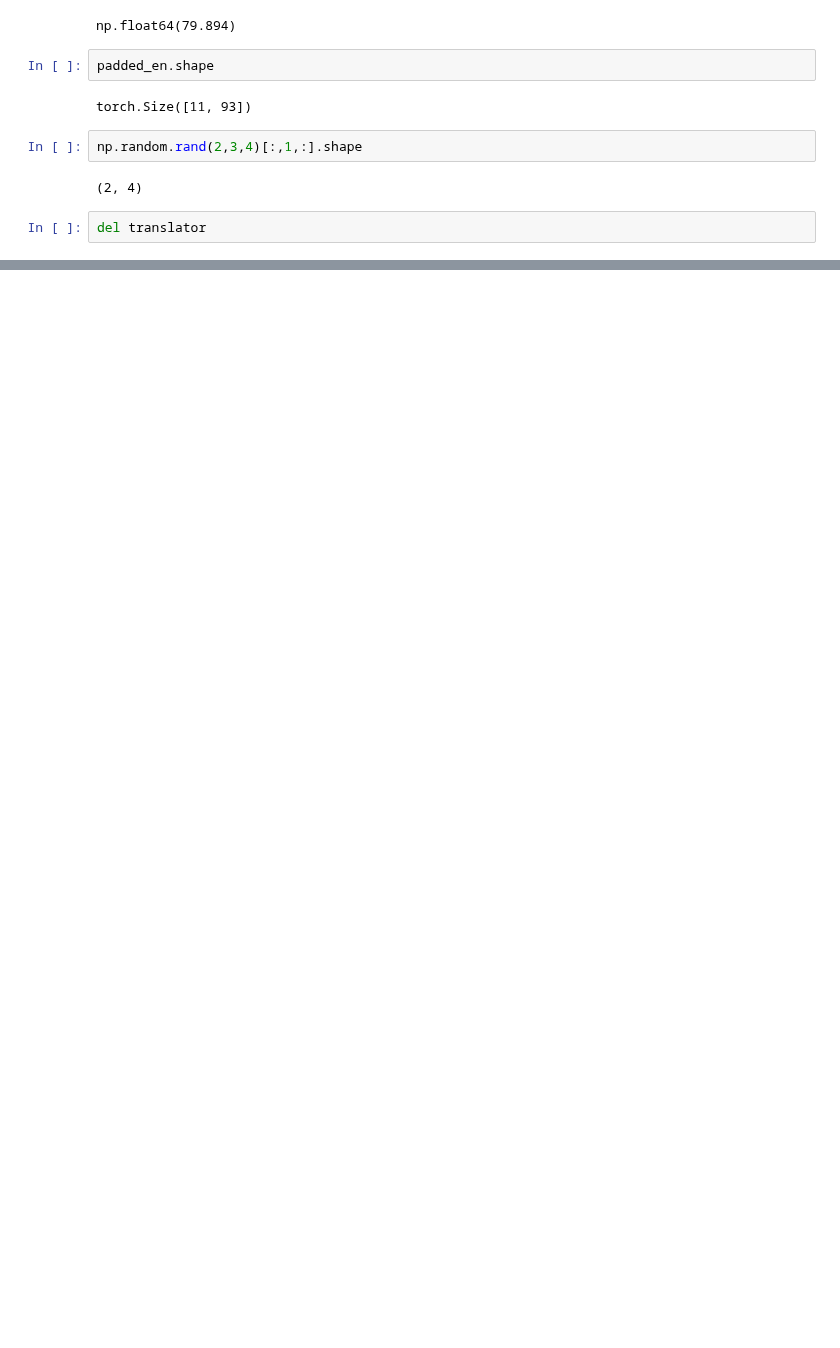
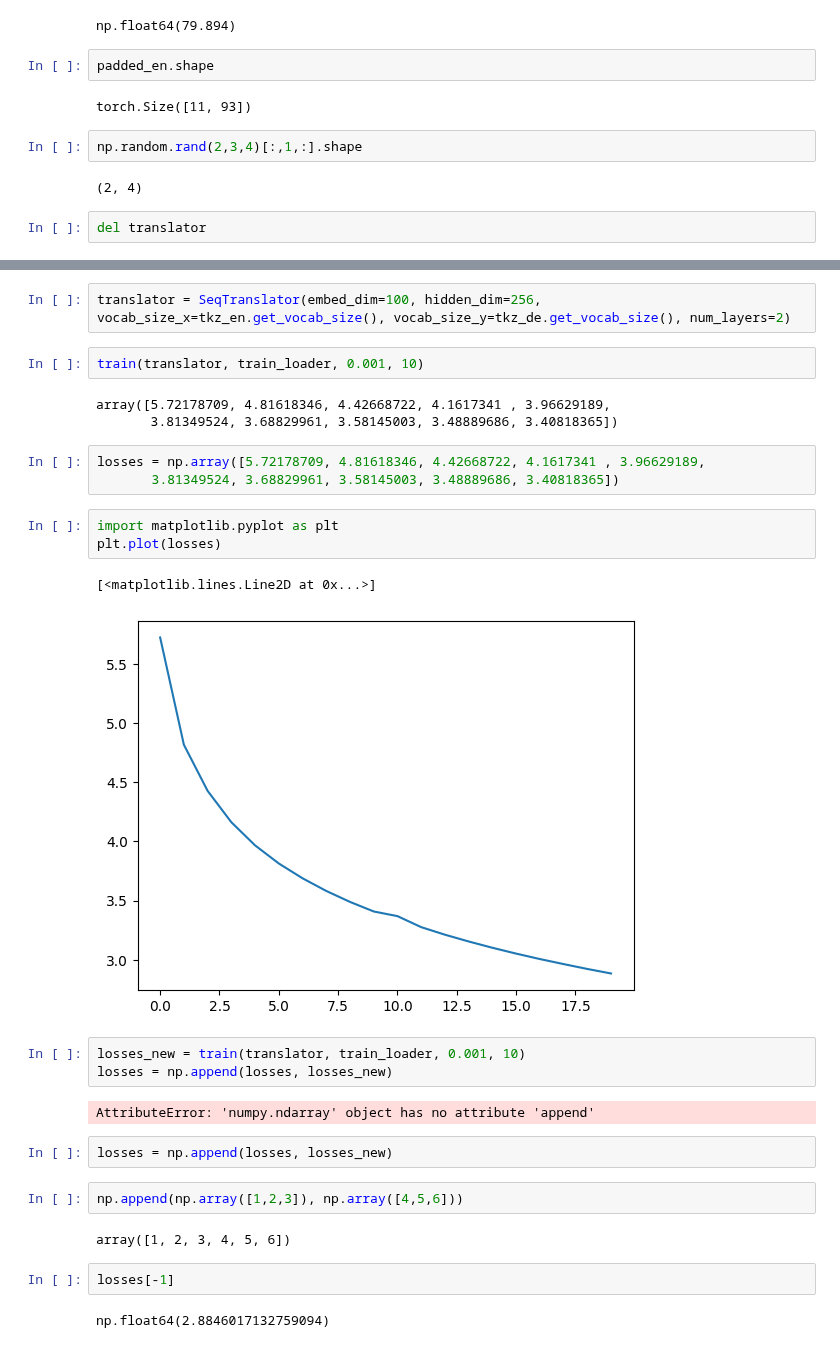
Before and after one commit to TheGEN1U5/DLventures, a Jupyter notebook: nlp/seq2seq/vanillaWMT.ipynb, the cells around one changed output, grey strips where cells are left out. Drawn from its saved outputs; the diff is of its cells as text; blank space fills up the shorter version.

```diff
--- a/nlp/seq2seq/vanillaWMT.ipynb
+++ b/nlp/seq2seq/vanillaWMT.ipynb
@@ -380,0 +495,31 @@ del translator
+# %%
+translator = SeqTranslator(embed_dim=100, hidden_dim=256, vocab_size_x=tkz_en.get_vocab_size(), vocab_size_y=tkz_de.get_vocab_size(), num_layers=2)
+# %%
+train(translator, train_loader, 0.001, 10)
+# %% [output]
+array([5.72178709, 4.81618346, 4.42668722, 4.1617341 , 3.96629189,
+       3.81349524, 3.68829961, 3.58145003, 3.48889686, 3.40818365])
+# %%
+losses = np.array([5.72178709, 4.81618346, 4.42668722, 4.1617341 , 3.96629189,
+       3.81349524, 3.68829961, 3.58145003, 3.48889686, 3.40818365])
+# %%
+import matplotlib.pyplot as plt
+plt.plot(losses)
+# %% [output]
+[<matplotlib.lines.Line2D at 0x...>]
+[figure, added]
+# %%
+losses_new = train(translator, train_loader, 0.001, 10)
+losses = np.append(losses, losses_new)
+# %% [output]
+AttributeError: 'numpy.ndarray' object has no attribute 'append'
+# %%
+losses = np.append(losses, losses_new)
+# %%
+np.append(np.array([1,2,3]), np.array([4,5,6]))
+# %% [output]
+array([1, 2, 3, 4, 5, 6])
+# %%
+losses[-1]
+# %% [output]
+np.float64(2.8846017132759094)
```
Also changed, not shown: parts of 10 cells of this notebook.
